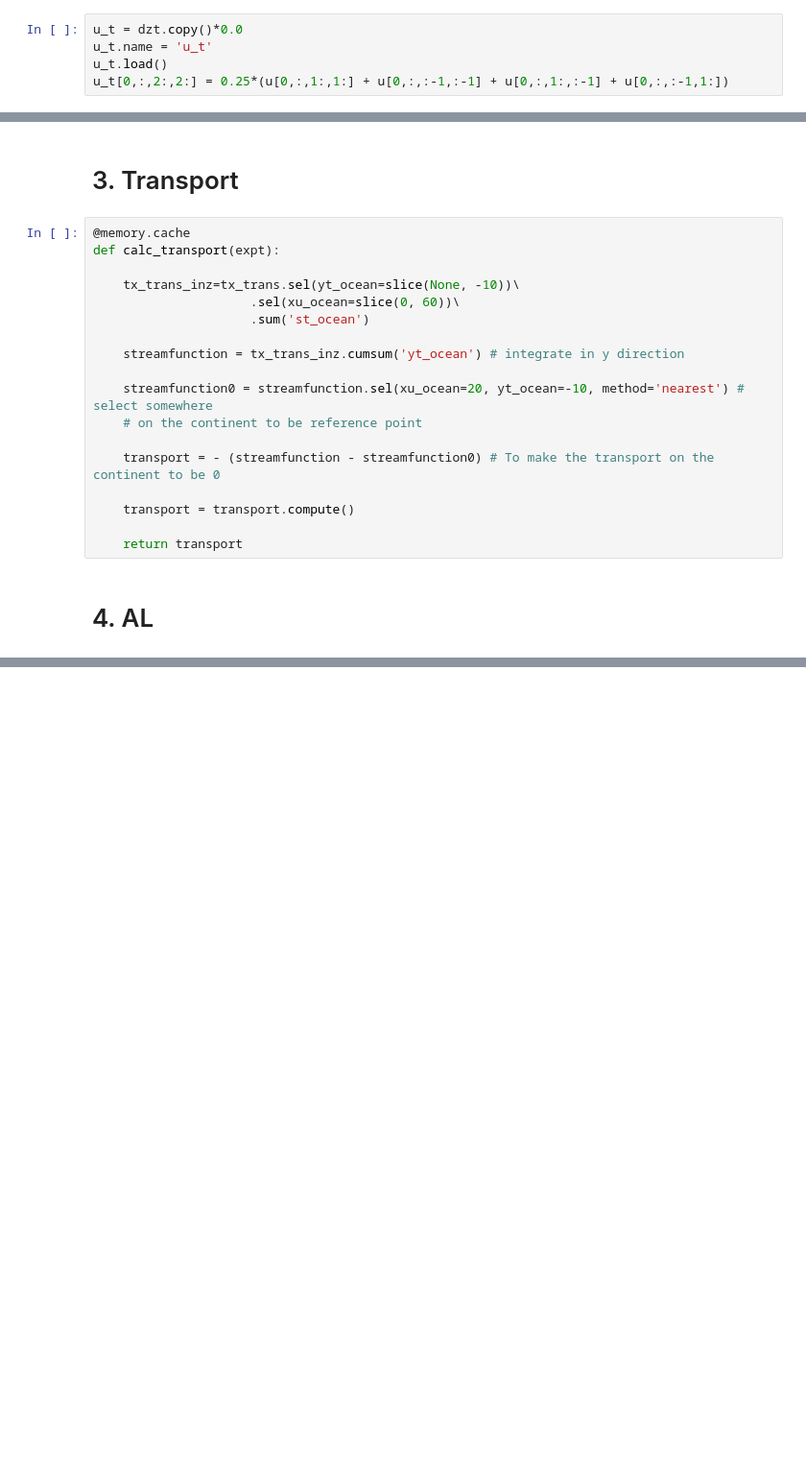
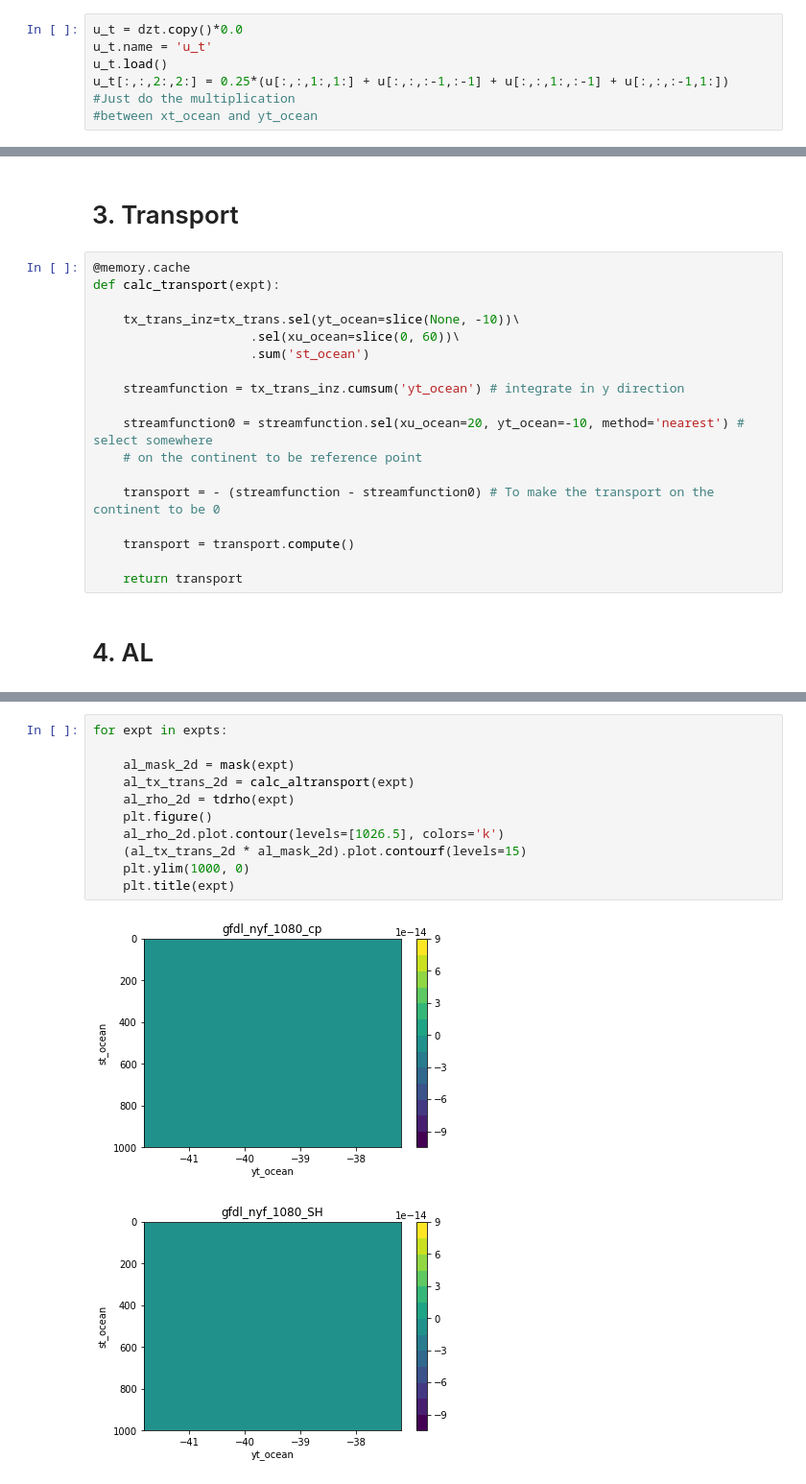
Before and after one commit to AaronLang/my_honours_project, a Jupyter notebook: 3. Reshaping data for the 5-daily experiments.ipynb, the cells around one changed output, grey strips where cells are left out. Shown at 96% size. Saved outputs shown, nothing was run; the diff lists cells and outputs as text; blank space fills up the shorter version.

```diff
--- a/3. Reshaping data for the 5-daily experiments.ipynb
+++ b/3. Reshaping data for the 5-daily experiments.ipynb
@@ -46,4 +46,5 @@ If you're reading this message in another frontend (for example, a static render
 u_t = dzt.copy()*0.0
 u_t.name = 'u_t'
 u_t.load()
-u_t[0,:,2:,2:] = 0.25*(u[0,:,1:,1:] + u[0,:,:-1,:-1] + u[0,:,1:,:-1] + u[0,:,:-1,1:])
+u_t[:,:,2:,2:] = 0.25*(u[:,:,1:,1:] + u[:,:,:-1,:-1] + u[:,:,1:,:-1] + u[:,:,:-1,1:]) #Just do the multiplication
+#between xt_ocean and yt_ocean
@@ -112,0 +208,14 @@ def calc_altransport(expt):
+# %%
+for expt in expts:
+
+    al_mask_2d = mask(expt)
+    al_tx_trans_2d = calc_altransport(expt)
+    al_rho_2d = tdrho(expt)
+    plt.figure()
+    al_rho_2d.plot.contour(levels=[1026.5], colors='k')
+    (al_tx_trans_2d * al_mask_2d).plot.contourf(levels=15)
+    plt.ylim(1000, 0)
+    plt.title(expt)
+# %% [output]
+[figure, added]
+[figure, added]
```
Also changed, not shown: parts of 17 cells of this notebook.
